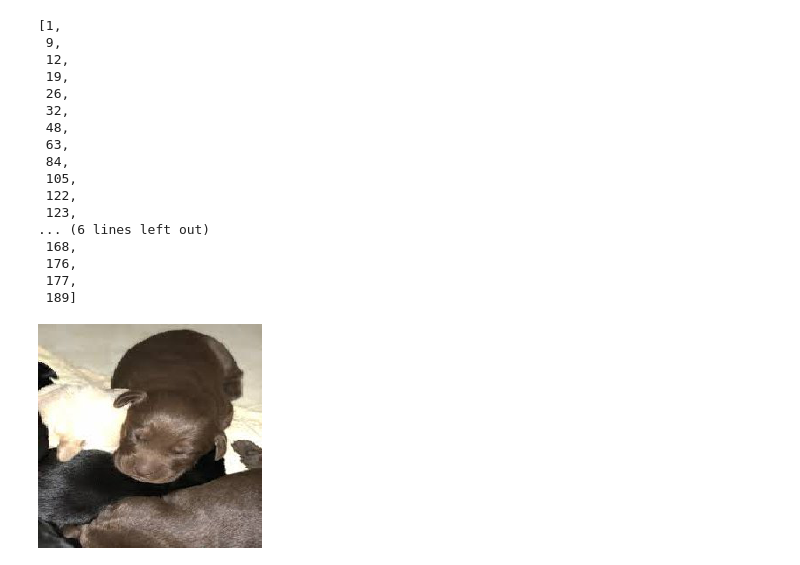
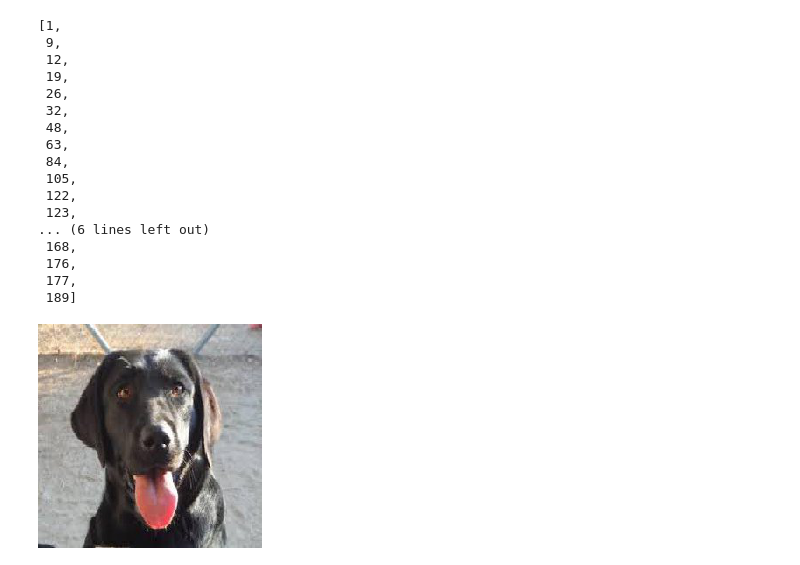
Before and after one commit to jrjames83/Keras-Gates-vs-Bezos-Image-Classifier, a Jupyter notebook: gatesbezos/Border Collie or Yellow Lab.ipynb, the cells around one changed output. Cells and saved outputs as stored; diff of their text form; code cells hidden in the pictures.

```diff
--- a/gatesbezos/Border Collie or Yellow Lab.ipynb
+++ b/gatesbezos/Border Collie or Yellow Lab.ipynb
@@ -206,7 +206,8 @@ bad_indices
  176,
  177,
  189]
-# %%
-load_an_image(validation_generator.filenames[161])
-# %% [output]
-[figure, removed]
+# %%
+load_an_image(validation_generator.filenames[159]) #Black dog, most collies are black and
+# i also have mainly yellow labs, hence the misclassificatoin
+# %% [output]
+[figure, added]
```
Also changed, not shown: parts of 11 cells of this notebook.
